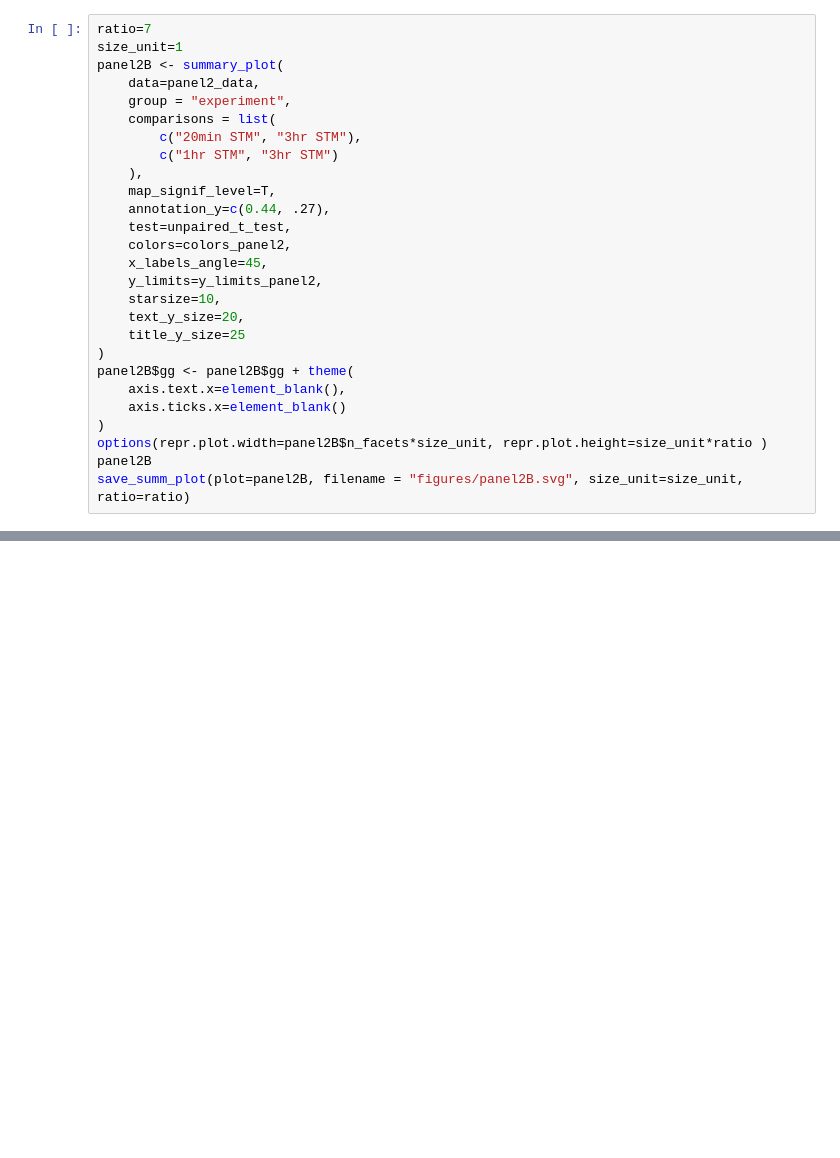
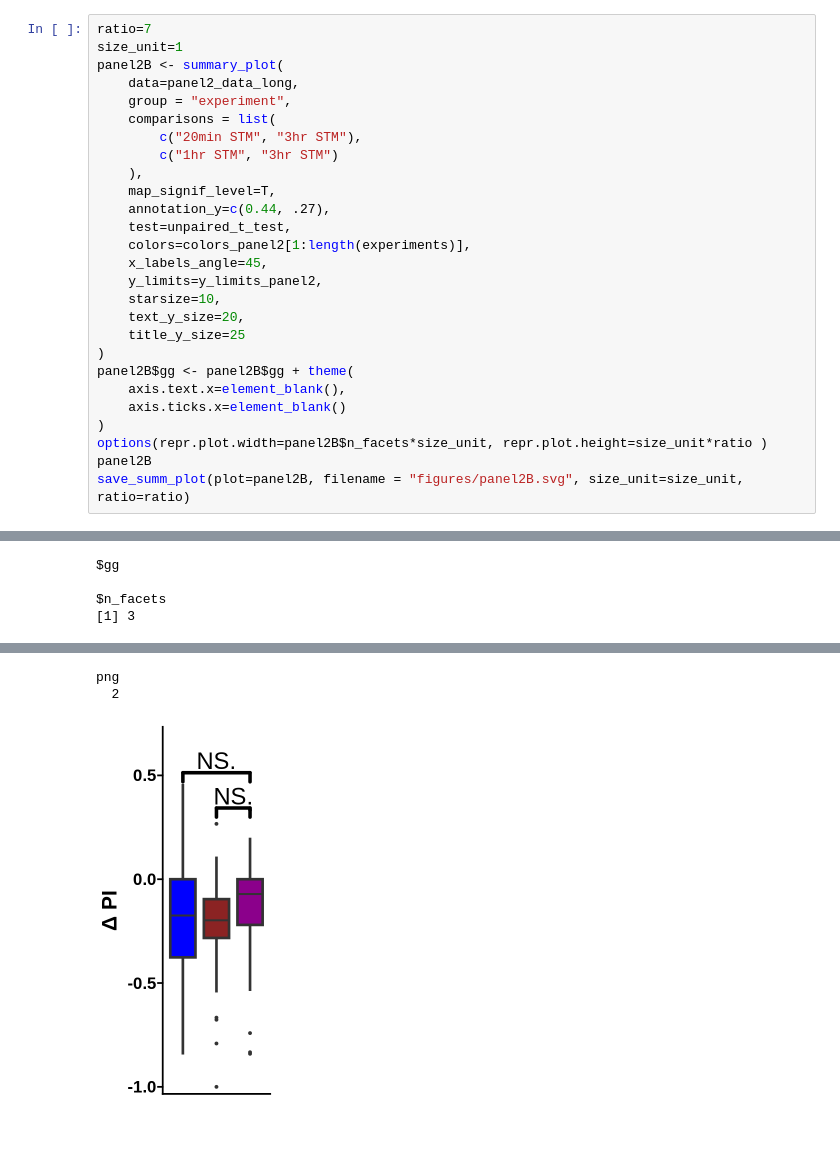
Before and after one commit to shaliulab/idoc-paper, a Jupyter notebook: 3_panel2.ipynb, the cells around one changed output, grey strips where cells are left out. Saved outputs shown, nothing was run; the diff lists cells and outputs as text; blank space fills up the shorter version.

```diff
--- a/3_panel2.ipynb
+++ b/3_panel2.ipynb
@@ -33,7 +82,7 @@ panel2A
 ratio=7
 size_unit=1
 panel2B <- summary_plot(
-    data=panel2_data,
+    data=panel2_data_long,
     group = "experiment",
     comparisons = list(
         c("20min STM", "3hr STM"),
@@ -42,7 +91,7 @@ panel2B <- summary_plot(
     map_signif_level=T,
     annotation_y=c(0.44, .27),
     test=unpaired_t_test,
-    colors=colors_panel2,
+    colors=colors_panel2[1:length(experiments)],
     x_labels_angle=45,
     y_limits=y_limits_panel2,
     starsize=10,
@@ -56,3 +105,4 @@ panel2B$gg <- panel2B$gg + theme(
 options(repr.plot.width=panel2B$n_facets*size_unit, repr.plot.height=size_unit*ratio )
 panel2B
 save_summ_plot(plot=panel2B, filename = "figures/panel2B.svg", size_unit=size_unit, ratio=ratio)
+# %% [output]
@@ -58,0 +113,4 @@ save_summ_plot(plot=panel2B, filename = "figures/panel2B.svg", size_unit=size_un
+$gg
+
+$n_facets
+[1] 3
@@ -58,0 +121,3 @@ save_summ_plot(plot=panel2B, filename = "figures/panel2B.svg", size_unit=size_un
+png
+  2
+[figure, added]
```
Also changed, not shown: parts of 10 cells of this notebook, 44 other files.
